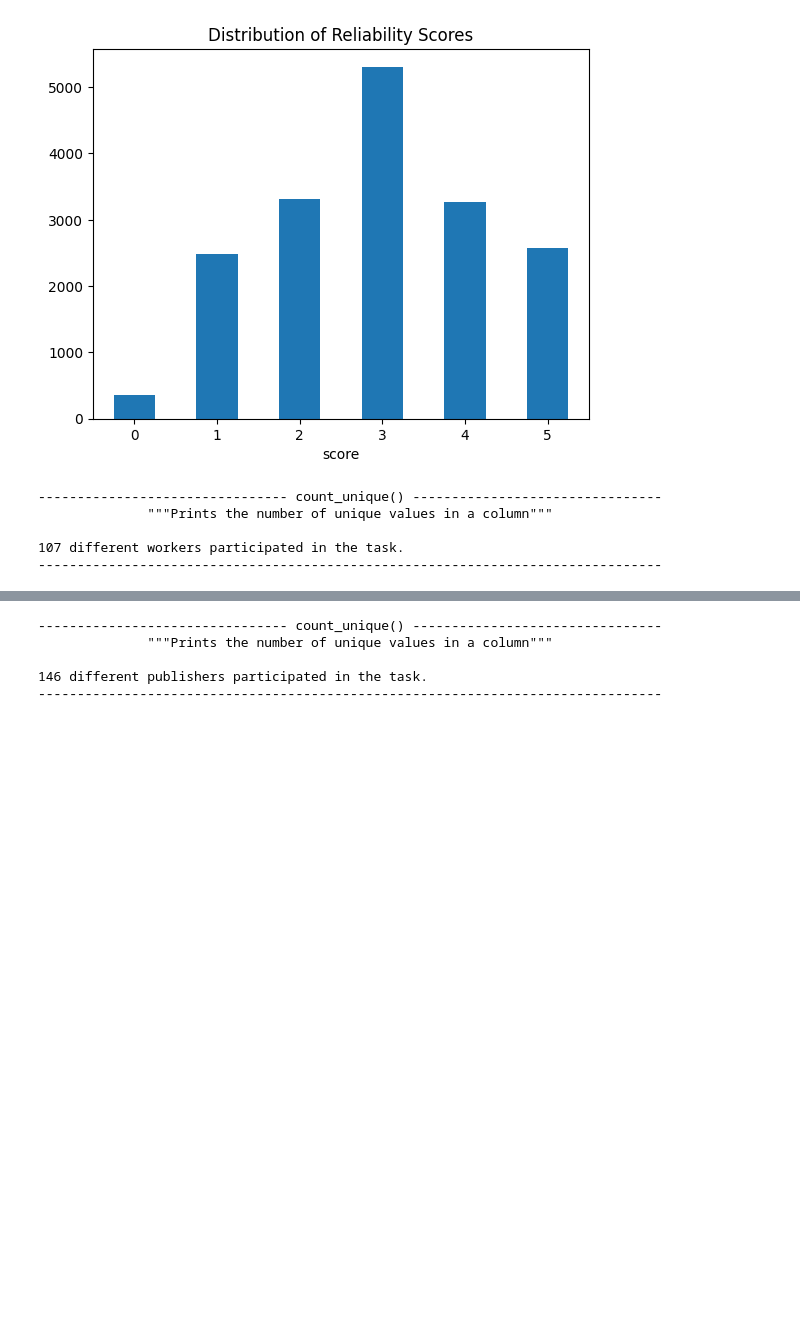
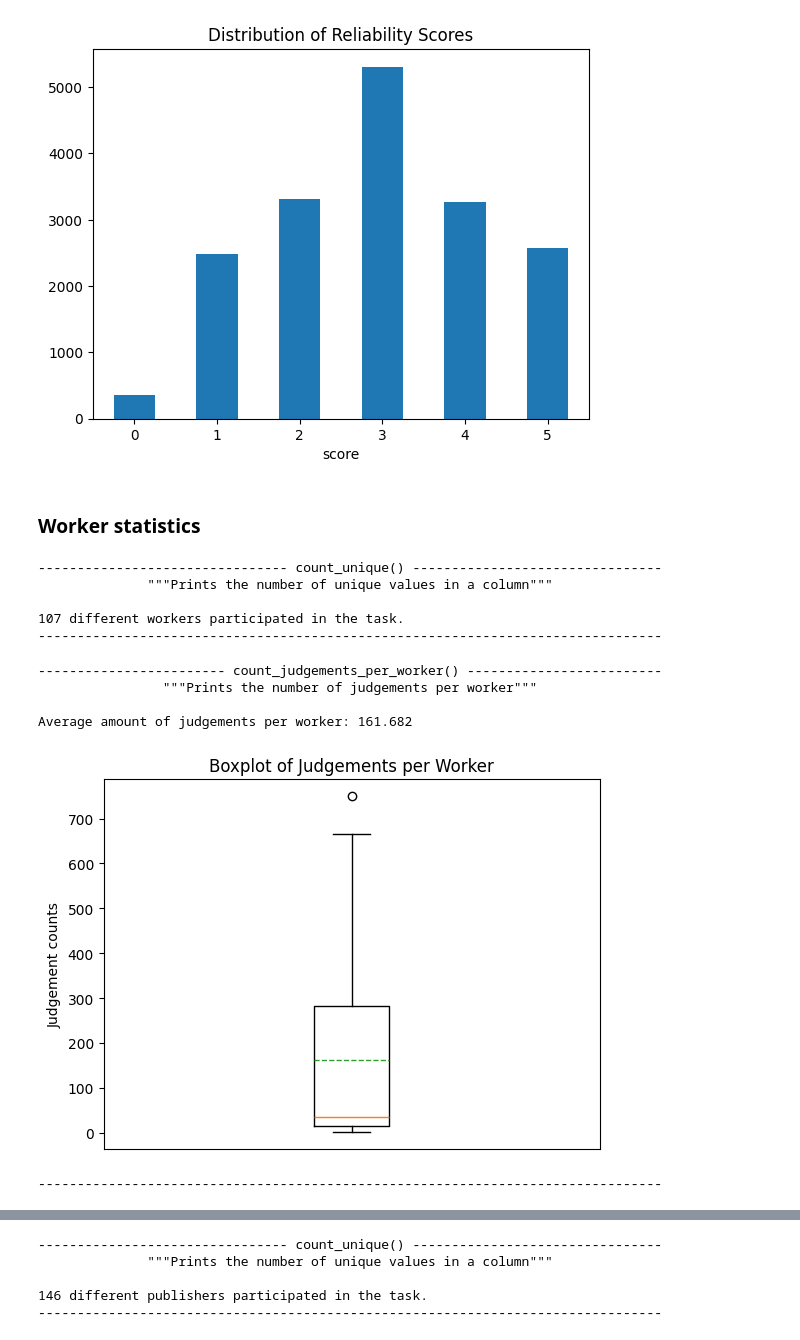
Before and after one commit to bbjoverbeek/credibility-conundrum, a Jupyter notebook: data_exploration.ipynb, the cells around one changed output, grey strips where cells are left out. Drawn from its saved outputs; the diff is of its cells as text; code cells hidden in the pictures; blank space fills up the shorter version.

```diff
--- a/data_exploration.ipynb
+++ b/data_exploration.ipynb
@@ -94,6 +94,8 @@ score
 Name: count, dtype: int64
 --------------------------------------------------------------------------------
 [figure]
+# %% [markdown]
+### Worker statistics
 # %%
 # count how many workers participated in the task
 
@@ -110,3 +112,27 @@ count_unique(df, 'worker_id')
 
 107 different workers participated in the task.
 --------------------------------------------------------------------------------
+# %%
+@print_formatting
+def count_judgements_per_worker(df: pd.DataFrame) -> None:
+    """Prints the number of judgements per worker"""
+
+    # average number of judgements per user
+    judgements_per_worker = df['worker_id'].value_counts()
+    print(f'Average amount of judgements per worker: {judgements_per_worker.mean():.3f}')
+
+    # boxplot of judgements per user
+    plt.boxplot(judgements_per_worker, showmeans=True, meanline=True)
+    plt.tick_params(axis='x', which='both', bottom=False, top=False, labelbottom=False)
+    plt.title('Boxplot of Judgements per Worker')
+    plt.ylabel('Judgement counts')
+    plt.show()
+
+count_judgements_per_worker(df)
+# %% [output]
+------------------------ count_judgements_per_worker() -------------------------
+                """Prints the number of judgements per worker"""
+
+Average amount of judgements per worker: 161.682
+[figure, added]
+--------------------------------------------------------------------------------
```
Also changed, not shown: parts of 19 cells of this notebook.
